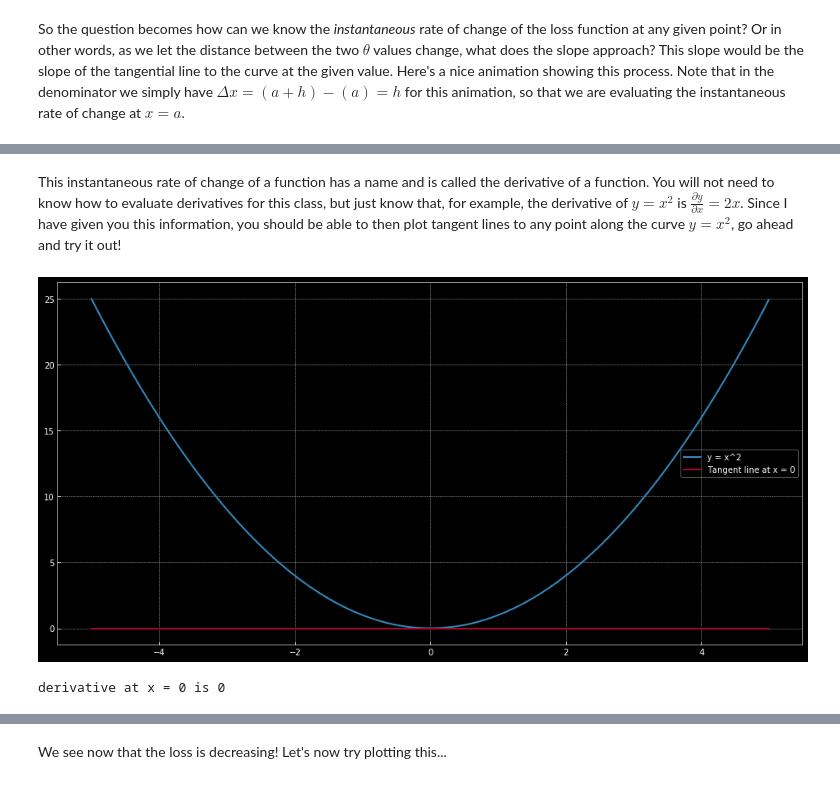
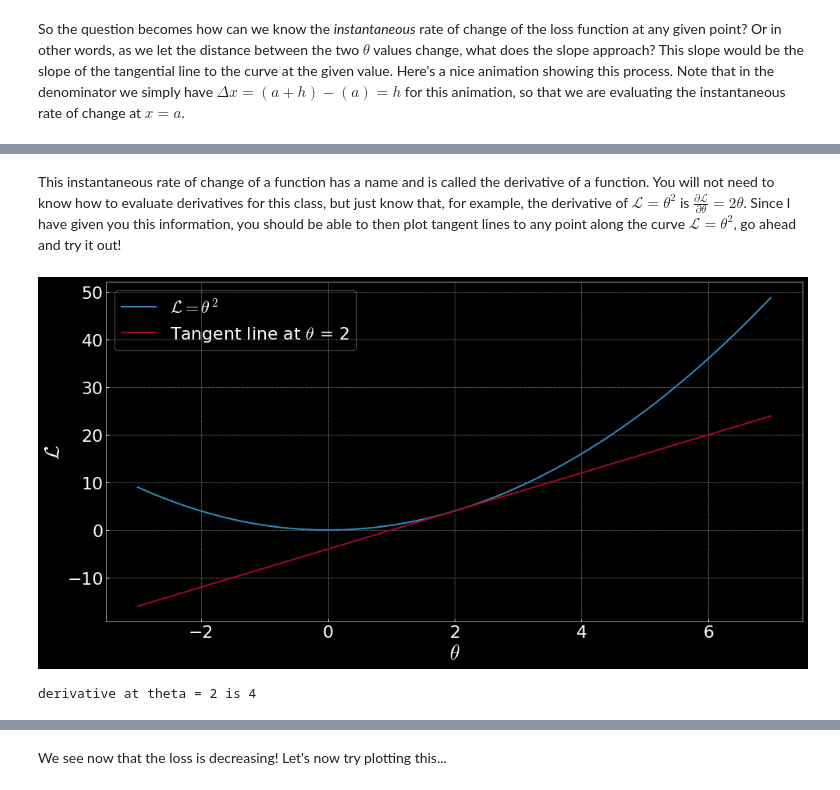
Before and after one commit to AWildridge/cms-machinelearning-notebooks, a Jupyter notebook: Lab 2 - Making Machines Learn.ipynb, the cells around one changed output, grey strips where cells are left out. Cells and saved outputs as stored; diff of their text form; code cells hidden in the pictures.

```diff
--- a/Lab 2 - Making Machines Learn.ipynb
+++ b/Lab 2 - Making Machines Learn.ipynb
@@ -42,5 +42,5 @@ theta.requires_grad = True
 # %%
-N = 100 # this is number of samples
+N = 10 # this is number of samples
 # %%
 x = (10 * torch.rand(N).reshape(N, 1))  # reshape is to ensure it is 10,000 samples of 1D vectors
 # %%
@@ -48,5 +48,6 @@ slope = 4.928 # This is a parameter that our model needs to learn to predict acc
 y_intercept = -12.52 # This is another parameter that our model needs to learn to predict accurately
 noise = torch.randn(N).reshape(N, 1) # in reality you always have some "noise" with your given data's "true" predicted outcome
 #noise *= 2
-y_true = slope * x + noise + y_intercept
-y_pred = theta[0] * x
+y_true = slope * x + y_intercept # this is the ground truth model. TYPICALLY THIS IS NOT KNOWN
+y_true = y_true + noise # let's add some noise to make it impossible to learn the model perfectly
+y_pred = theta[0] * x # generate predictions by using model's parameters (theta) and data inputs (x)
@@ -115,4 +172,4 @@ So the question becomes how can we know the *instantaneous* rate of change of th
 # %% [markdown]
 ![title](images/derivatives.gif)
 # %% [markdown]
-This instantaneous rate of change of a function has a name and is called the derivative of a function. You will not need to know how to evaluate derivatives for this class, but just know that, for example, the derivative of $y = x^2$ is $\frac{\partial y}{\partial x} = 2x$. Since I have given you this information, you should be able to then plot tangent lines to any point along the curve $y=x^2$, go ahead and try it out!
+This instantaneous rate of change of a function has a name and is called the derivative of a function. You will not need to know how to evaluate derivatives for this class, but just know that, for example, the derivative of $\mathcal{L} = \theta^2$ is $\frac{\partial \mathcal{L}}{\partial \theta} = 2\theta$. Since I have given you this information, you should be able to then plot tangent lines to any point along the curve $\mathcal{L}=\theta^2$, go ahead and try it out!
@@ -133,5 +176,41 @@ def quadratic_tangents(x):
+# %%
+def quadratic_tangents(theta):
+    '''
+    Compute the tangent line to the quadratic function loss = theta^2
+    :param theta: The theta value to compute the tangent line at
+    '''
+    loss = theta ** 2.0 # compute the function L = theta^2
+    m = 2 * theta # compute the derivative = 2 * theta
+
+    # compute the y_intercept --> loss = m * theta + y_intercept --> y_intercept = loss - m * theta
+    b = loss - m * theta
+
+    # generate a bunch of thetas uniformly spaced by 0.01 between theta - 5 and theta + 5 for plotting
+    thetas = np.arange(theta - 5, theta + 5, .01)
+
+    # compute all of the y values for plotting with these thetas for our function L=theta^2
+    quadratic_ys = thetas ** 2
+
+    # compute all of the y values for our tangent line at theta
+    tangent_ys = m * thetas + b
+
+    # plot the function y = theta^2, label needs to be r'label_here' to signify label is raw text
+    # otherwise matploblib interprets \theta as \t heta = tab heta
+    # this fancy stuff in labels is LaTeX
+    plt.plot(thetas, quadratic_ys, label=r'$\mathcal{L} = \theta^2$')
+
+    # plot the tangent line
+    plt.plot(thetas, tangent_ys, label=r'Tangent line at $\theta$ = ' + str(theta))
+
+    plt.xlabel(r'$\theta$')
+    plt.ylabel('$\mathcal{L}$')
+    # plot the legend
+    plt.legend()
+
+    plt.show()
+    print('derivative at theta = ' + str(theta) + ' is ' + str(m))
 # %%
-quadratic_tangents(0)
+quadratic_tangents(2)
 # %% [output]
-[figure, old version]
+[figure, new version]
-derivative at x = 0 is 0
+derivative at theta = 2 is 4
```
Also changed, not shown: parts of 88 cells of this notebook, 5 other files.
